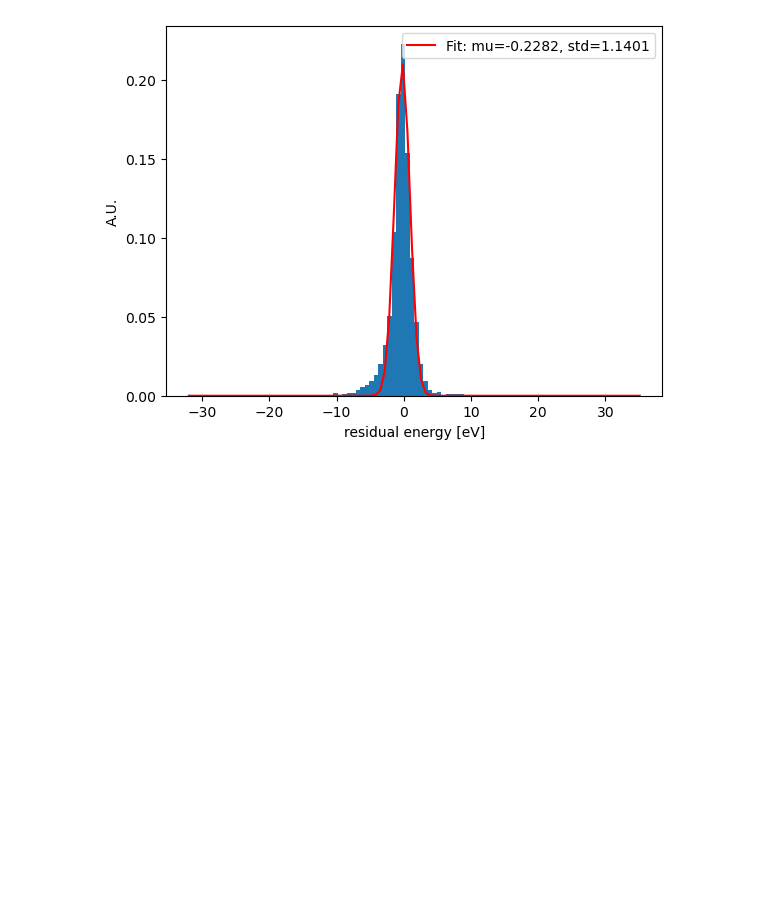
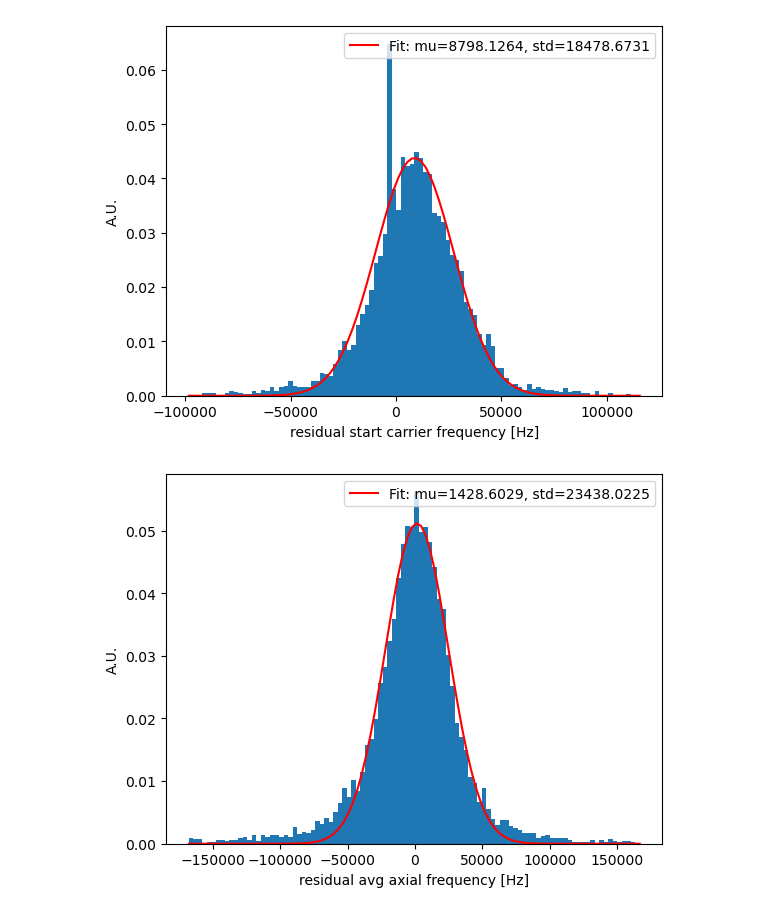
Before and after one commit to chreissel/neutrino_project, a Jupyter notebook: eval.ipynb, the cells around one changed output. Cells and saved outputs as stored; diff of their text form; code cells hidden in the pictures; blank space fills up the shorter version.

Commit message:
update to plotting

```diff
--- a/eval.ipynb
+++ b/eval.ipynb
@@ -27,6 +30,3 @@ for ts,var in dataset.test_dataloader():
     with torch.no_grad():
         pred.append(model(ts.to(device)).cpu().numpy())
         true.append(var.numpy())
-
-true = np.concatenate(true)
-pred = np.concatenate(pred)
@@ -39,0 +33,10 @@ true_post = (true*stds_y+mu_y)
+# %%
+#true = np.concatenate(true)
+#pred = np.concatenate(pred)
+
+true = np.concatenate(true, axis=0)
+pred = np.concatenate(pred, axis=0)
+# %%
+# undo the normalization
+pred_post = pred * dataset.stds + dataset.mu
+true_post = true * dataset.stds + dataset.mu
@@ -40,4 +47,4 @@ true_post = (true*stds_y+mu_y)
 # %%
 for idx, var in enumerate(model.variables):
-    fig = make_bias(1, 'energy_eV', true_post, pred_post)
+    fig = make_bias(idx, var, true_post, pred_post)
 # %% [output]
@@ -45,6 +53,7 @@ for idx, var in enumerate(model.variables):
 # %%
 import matplotlib.pyplot as plt
 for idx, var in enumerate(model.variables):
-    fig = make_resolution(1, 'energy_eV', true_post, pred_post)
+    fig = make_resolution(idx, var, true_post, pred_post)
 # %% [output]
-[figure, old version]
+[figure, new version]
+[figure, added]
```
Also changed, not shown: parts of 5 cells of this notebook, 1 other file.
